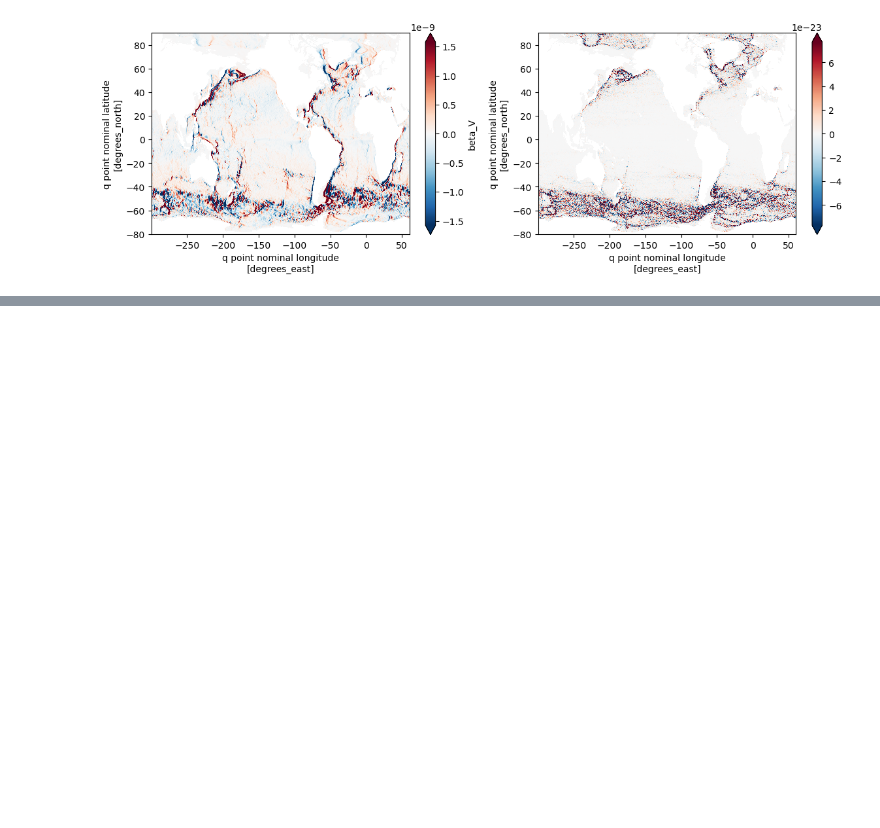
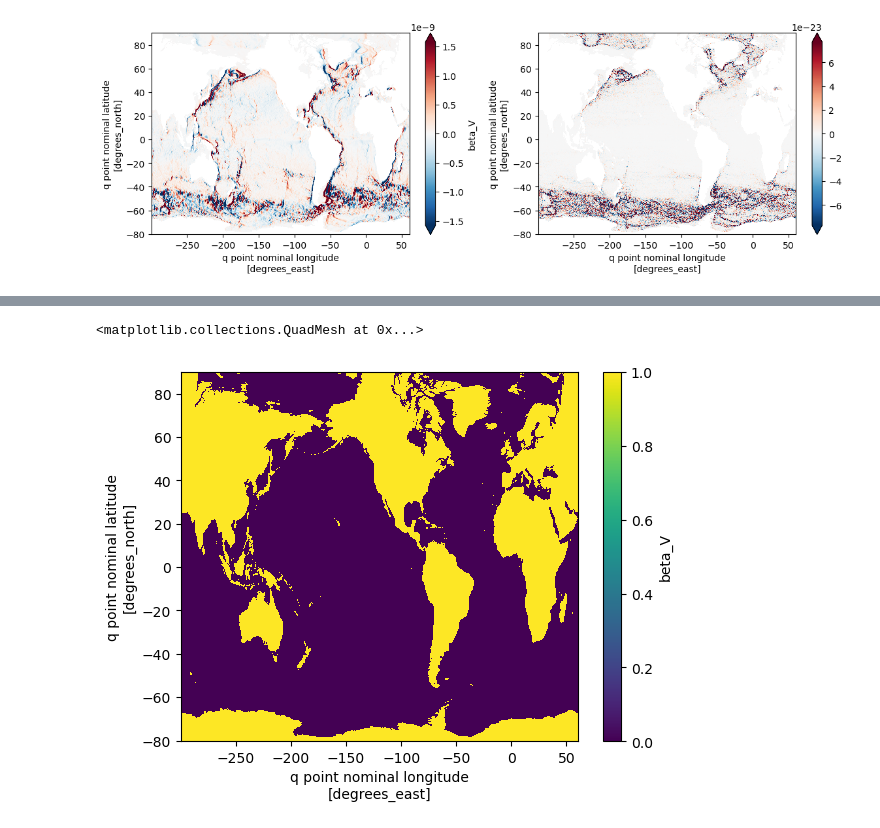
Before and after one commit to hmkhatri/Barotropic_Vorticity_Analysis_GCM, a Jupyter notebook: Analysis/Vorticity-gcm-filters.ipynb, the cells around one changed output, grey strips where cells are left out. Saved outputs shown, nothing was run; the diff lists cells and outputs as text; code cells hidden in the pictures; blank space fills up the shorter version.

```diff
--- a/Analysis/Vorticity-gcm-filters.ipynb
+++ b/Analysis/Vorticity-gcm-filters.ipynb
@@ -105,0 +162,5 @@ tmp.plot(robust=True) # this is just noise
+# %%
+np.isnan(ds2['beta_V']).plot()
+# %% [output]
+<matplotlib.collections.QuadMesh at 0x...>
+[figure, added]
```
Also changed, not shown: parts of 5 cells of this notebook.
